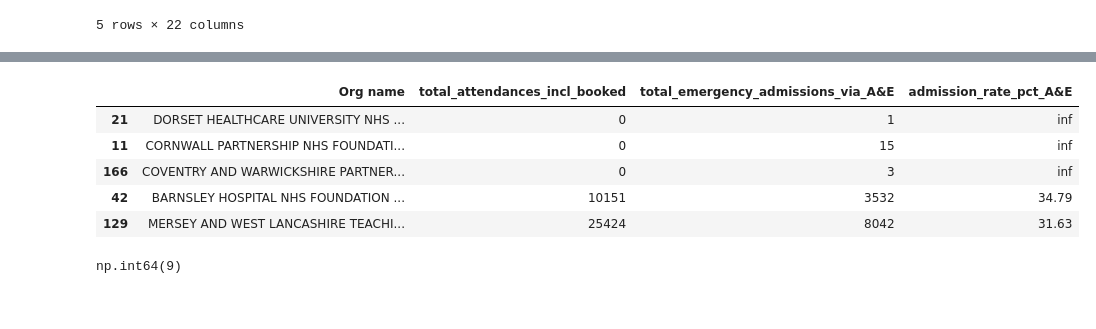
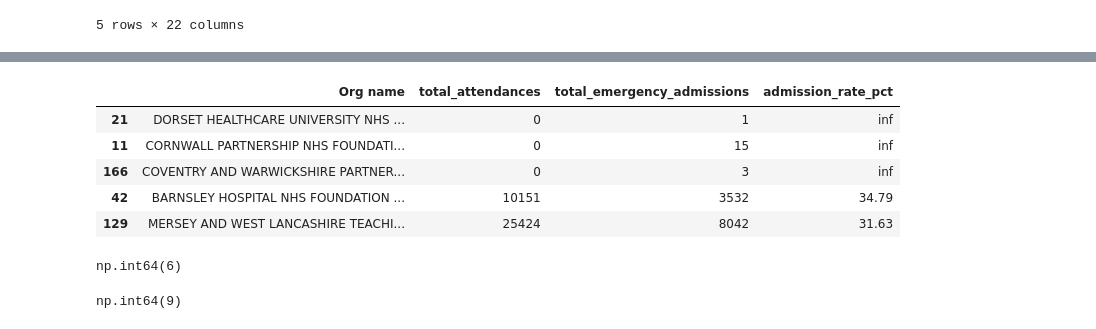
Before and after one commit to Arun-Kumar-Venugopal/nhs-portfolio, a Jupyter notebook: project-01-ae-admissions/notebooks/01_data_inspection.ipynb, the cells around one changed output, grey strips where cells are left out. Cells and saved outputs as stored; diff of their text form; code cells hidden in the pictures.

```diff
--- a/project-01-ae-admissions/notebooks/01_data_inspection.ipynb
+++ b/project-01-ae-admissions/notebooks/01_data_inspection.ipynb
@@ -132 +114,8 @@ ae_jun2026_clean_df.shape
+# %%
+ae_jun2026_clean_df['total_attendances'] = (ae_jun2026_clean_df['A&E attendances Type 1'] +
+                                     ae_jun2026_clean_df['A&E attendances Type 2'] +
+                                     ae_jun2026_clean_df['A&E attendances Other A&E Department'] +
+                                     ae_jun2026_clean_df['A&E attendances Booked Appointments Type 1'] +
+                                     ae_jun2026_clean_df['A&E attendances Booked Appointments Type 2'] +
+                                     ae_jun2026_clean_df['A&E attendances Booked Appointments Other Department'])
 # %%
@@ -160,13 +135,10 @@ ae_jun2026_clean_df[['Org name','total_unplanned_attendances','total_booked_atte
 # %%
-ae_jun2026_clean_df['total_emergency_admissions_via_A&E'] = (ae_jun2026_clean_df['Emergency admissions via A&E - Type 1'] +
+ae_jun2026_clean_df['total_emergency_admissions'] = (ae_jun2026_clean_df['Emergency admissions via A&E - Type 1'] +
                                                                   ae_jun2026_clean_df['Emergency admissions via A&E - Type 2'] +
                                                                   ae_jun2026_clean_df['Emergency admissions via A&E - Other A&E department'])
-# %%
-ae_jun2026_clean_df['total_emergency_admissions'] = (ae_jun2026_clean_df['total_emergency_admissions_via_A&E'] +
-                                                     ae_jun2026_clean_df['Other emergency admissions'])
 # %%
-ae_jun2026_clean_df['admission_rate_pct_A&E'] = round((ae_jun2026_clean_df['total_emergency_admissions_via_A&E'] /
-                                                 ae_jun2026_clean_df['total_attendances_incl_booked'])*100,2)
+ae_jun2026_clean_df['admission_rate_pct'] = round((ae_jun2026_clean_df['total_emergency_admissions'] /
+                                                 ae_jun2026_clean_df['total_attendances'])*100,2)
 # %%
 ae_jun2026_clean_df.head()
 # %% [output]
@@ -180,11 +158,15 @@ ae_jun2026_clean_df.head()
 # %%
-ae_jun2026_clean_df[['Org name','total_attendances_incl_booked','total_emergency_admissions_via_A&E','admission_rate_pct_A&E']].sort_values(
-    'admission_rate_pct_A&E',ascending=False).head()
+ae_jun2026_clean_df[['Org name','total_attendances','total_emergency_admissions','admission_rate_pct']].sort_values(
+    'admission_rate_pct',ascending=False).head()
 # %% [output]
-|  | Org name | total_attendances_incl_booked | total_emergency_admissions_via_A&E | admission_rate_pct_A&E |
+|  | Org name | total_attendances | total_emergency_admissions | admission_rate_pct |
 | 21 | DORSET HEALTHCARE UNIVERSITY NHS ... | 0 | 1 | inf |
 | 11 | CORNWALL PARTNERSHIP NHS FOUNDATI... | 0 | 15 | inf |
 | 166 | COVENTRY AND WARWICKSHIRE PARTNER... | 0 | 3 | inf |
 | 42 | BARNSLEY HOSPITAL NHS FOUNDATION ... | 10151 | 3532 | 34.79 |
 | 129 | MERSEY AND WEST LANCASHIRE TEACHI... | 25424 | 8042 | 31.63 |
+# %%
+ae_jun2026_clean_df['admission_rate_pct'].isna().sum()
+# %% [output]
+np.int64(6)
 # %%
```
Also changed, not shown: parts of 124 cells of this notebook.
